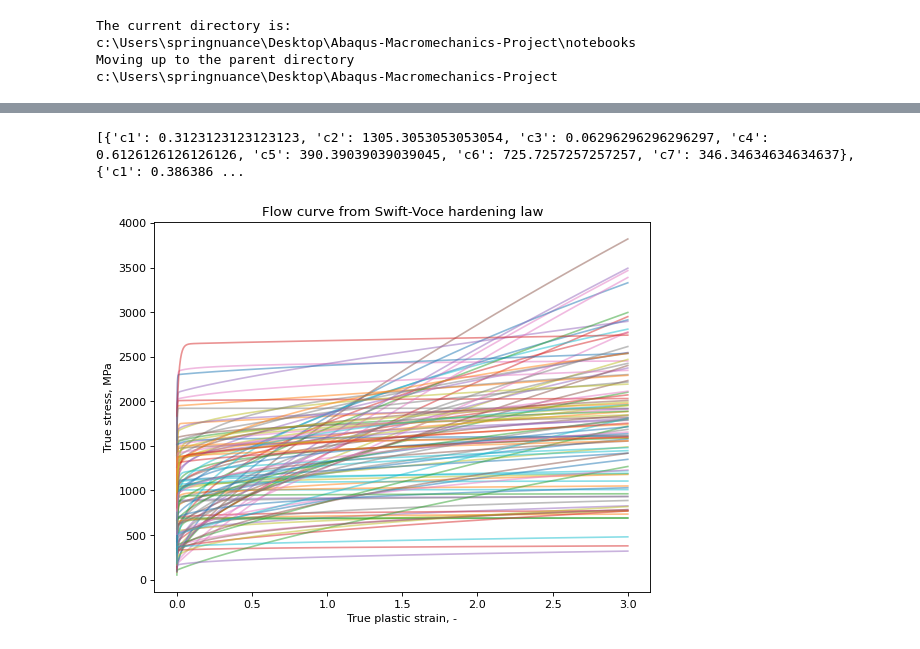
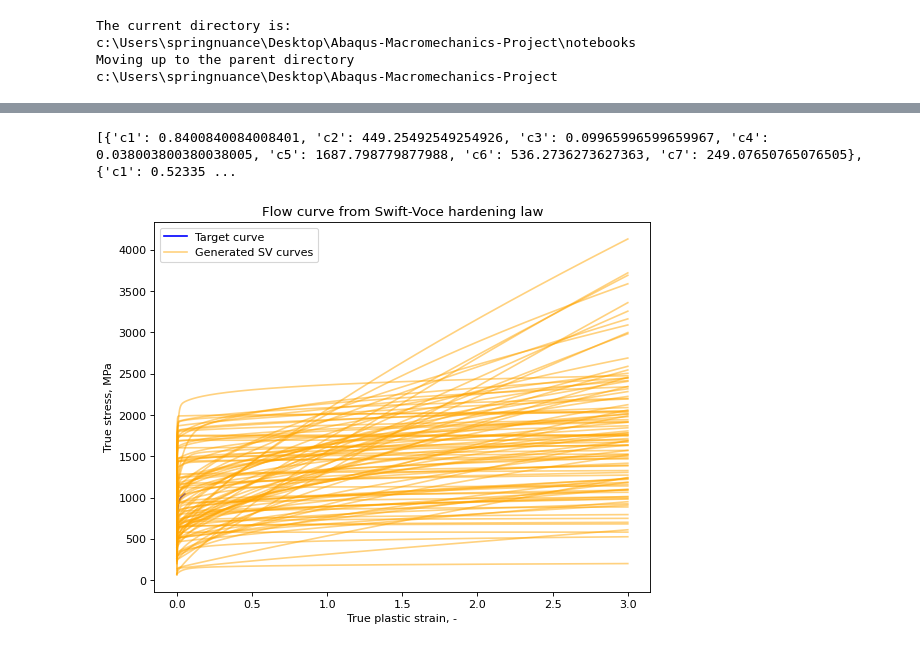
Before and after one commit to VedantZope/Abaqus-Macromechanics, a Jupyter notebook: notebooks/flow_curves_generator.ipynb, the cells around one changed output, grey strips where cells are left out. Cells and saved outputs as stored; diff of their text form; code cells hidden in the pictures.

```diff
--- a/notebooks/flow_curves_generator.ipynb
+++ b/notebooks/flow_curves_generator.ipynb
@@ -45,19 +45,25 @@ The path to your main project folder is
 c:\Users\springnuance\Desktop\Abaqus-Macromechanics-Project
 # %%
 sim = SOO_SIM(info)
+targetCurve = pd.read_csv(f"SOO_targets/DP1000_flowCurve/flowCurve.csv")
+targetStrain = targetCurve["strain/-"]
+targetStress = targetCurve["stress/MPa"]
 paramsDict = sim.latin_hypercube_sampling()
 print(paramsDict)
 truePlasticStrain = info['truePlasticStrain']
 # Plot the flow curve
 figure(figsize=(8, 6), dpi=80)
 plt.title("Flow curve from Swift-Voce hardening law")
 plt.xlabel("True plastic strain, -")
 plt.ylabel("True stress, MPa")
+plt.plot(targetStrain, targetStress, color="blue", label="Target curve")
+#plt.xlim(0, 0.06)
 for param in paramsDict:
     trueStress = SwiftVoce(param["c1"], param["c2"], param["c3"], param["c4"], param["c5"], param["c6"], param["c7"], truePlasticStrain)
-    plt.plot(truePlasticStrain, trueStress, alpha=0.5)
-
+    plt.plot(truePlasticStrain, trueStress, color="orange", alpha=0.5)
+plt.plot([], [], color="orange", alpha=0.5, label="Generated SV curves")
+plt.legend()
 np.save("parameters.npy", paramsDict)
 # %% [output]
-[{'c1': 0.3123123123123123, 'c2': 1305.3053053053054, 'c3': 0.06296296296296297, 'c4': 0.6126126126126126, 'c5': 390.39039039039045, 'c6': 725.7257257257257, 'c7': 346.34634634634637}, {'c1': 0.386386 ...
+[{'c1': 0.8400840084008401, 'c2': 449.25492549254926, 'c3': 0.09965996599659967, 'c4': 0.038003800380038005, 'c5': 1687.798779877988, 'c6': 536.2736273627363, 'c7': 249.07650765076505}, {'c1': 0.52335 ...
-[figure, old version]
+[figure, new version]
```
Also changed, not shown: parts of 1 cell of this notebook, 21 other files.
